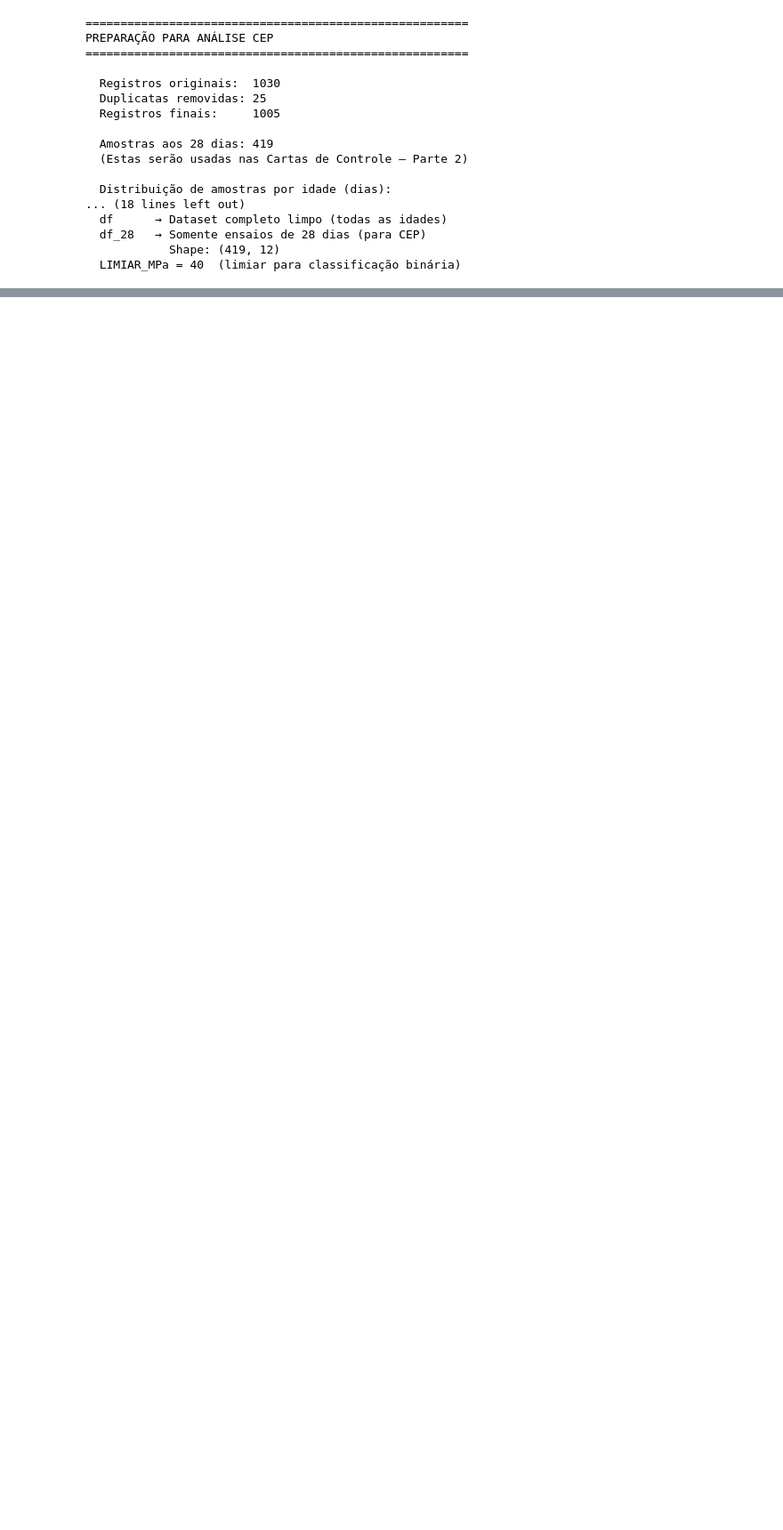
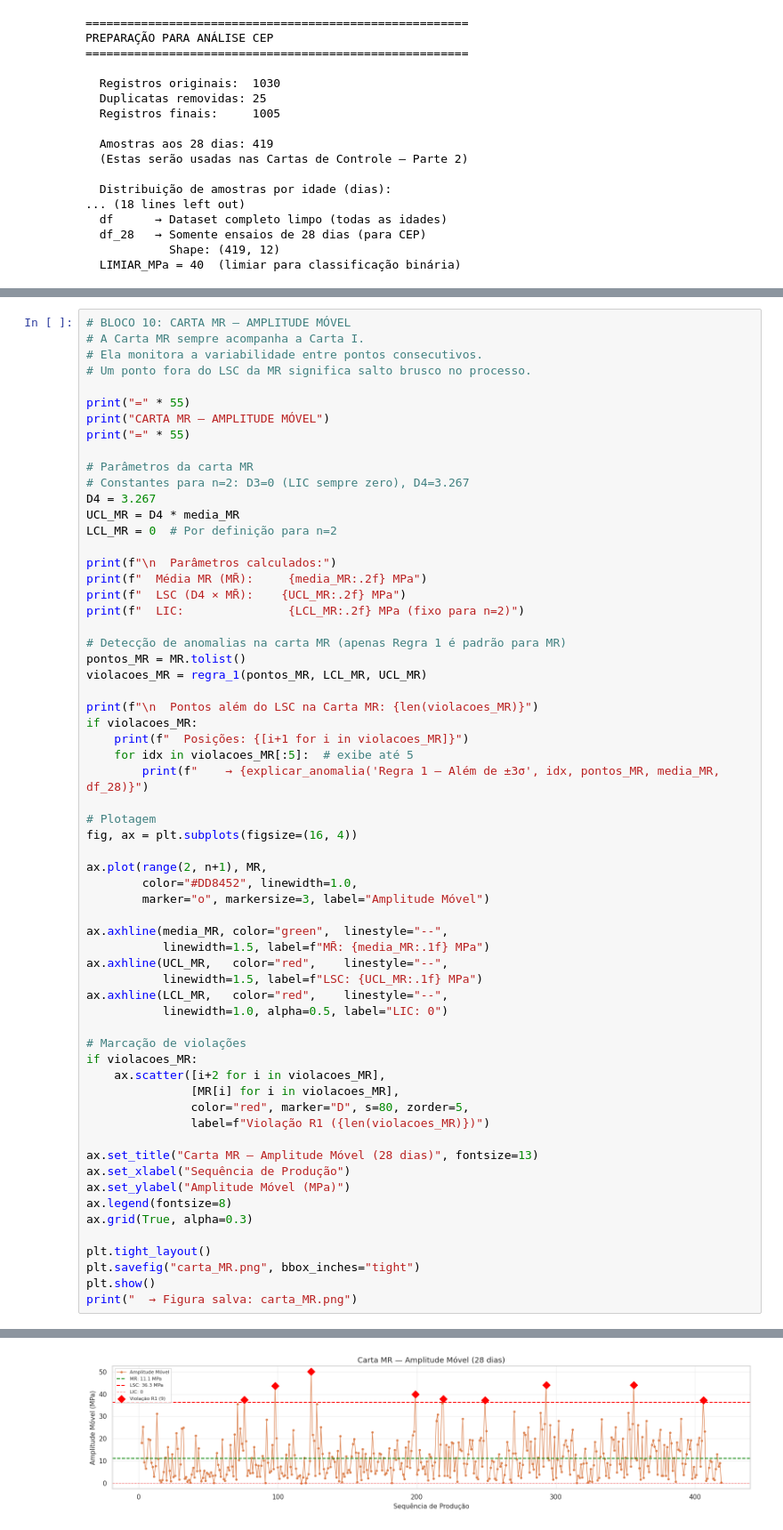
Before and after one commit to larissaorsomarso/mvp-cep-concreto, a Jupyter notebook: MVP_CEP_Concreto.ipynb, the cells around one changed output, grey strips where cells are left out. Shown at 89% size. Saved outputs shown, nothing was run; the diff lists cells and outputs as text; blank space fills up the shorter version.

```diff
--- a/MVP_CEP_Concreto.ipynb
+++ b/MVP_CEP_Concreto.ipynb
@@ -405,0 +612,63 @@ PREPARAÇÃO PARA ANÁLISE CEP
+# %%
+# BLOCO 10: CARTA MR — AMPLITUDE MÓVEL
+# A Carta MR sempre acompanha a Carta I.
+# Ela monitora a variabilidade entre pontos consecutivos.
+# Um ponto fora do LSC da MR significa salto brusco no processo.
+
+print("=" * 55)
+print("CARTA MR — AMPLITUDE MÓVEL")
+print("=" * 55)
+
+# Parâmetros da carta MR
+# Constantes para n=2: D3=0 (LIC sempre zero), D4=3.267
+D4 = 3.267
+UCL_MR = D4 * media_MR
+LCL_MR = 0  # Por definição para n=2
+
+print(f"\n  Parâmetros calculados:")
+print(f"  Média MR (MR̄):     {media_MR:.2f} MPa")
+print(f"  LSC (D4 × MR̄):    {UCL_MR:.2f} MPa")
+print(f"  LIC:               {LCL_MR:.2f} MPa (fixo para n=2)")
+
+# Detecção de anomalias na carta MR (apenas Regra 1 é padrão para MR)
+pontos_MR = MR.tolist()
+violacoes_MR = regra_1(pontos_MR, LCL_MR, UCL_MR)
+
+print(f"\n  Pontos além do LSC na Carta MR: {len(violacoes_MR)}")
+if violacoes_MR:
+    print(f"  Posições: {[i+1 for i in violacoes_MR]}")
+    for idx in violacoes_MR[:5]:  # exibe até 5
+        print(f"    → {explicar_anomalia('Regra 1 — Além de ±3σ', idx, pontos_MR, media_MR, df_28)}")
+
+# Plotagem
+fig, ax = plt.subplots(figsize=(16, 4))
+
+ax.plot(range(2, n+1), MR,
+        color="#DD8452", linewidth=1.0,
+        marker="o", markersize=3, label="Amplitude Móvel")
+
+ax.axhline(media_MR, color="green",  linestyle="--",
+           linewidth=1.5, label=f"MR̄: {media_MR:.1f} MPa")
+ax.axhline(UCL_MR,   color="red",    linestyle="--",
+           linewidth=1.5, label=f"LSC: {UCL_MR:.1f} MPa")
+ax.axhline(LCL_MR,   color="red",    linestyle="--",
+           linewidth=1.0, alpha=0.5, label="LIC: 0")
+
+# Marcação de violações
+if violacoes_MR:
+    ax.scatter([i+2 for i in violacoes_MR],
+               [MR[i] for i in violacoes_MR],
+               color="red", marker="D", s=80, zorder=5,
+               label=f"Violação R1 ({len(violacoes_MR)})")
+
+ax.set_title("Carta MR — Amplitude Móvel (28 dias)", fontsize=13)
+ax.set_xlabel("Sequência de Produção")
+ax.set_ylabel("Amplitude Móvel (MPa)")
+ax.legend(fontsize=8)
+ax.grid(True, alpha=0.3)
+
+plt.tight_layout()
+plt.savefig("carta_MR.png", bbox_inches="tight")
+plt.show()
+print("  → Figura salva: carta_MR.png")
+# %% [output]
@@ -405,0 +691 @@ PREPARAÇÃO PARA ANÁLISE CEP
+[figure, added]
```
Also changed, not shown: parts of 4 cells of this notebook.
